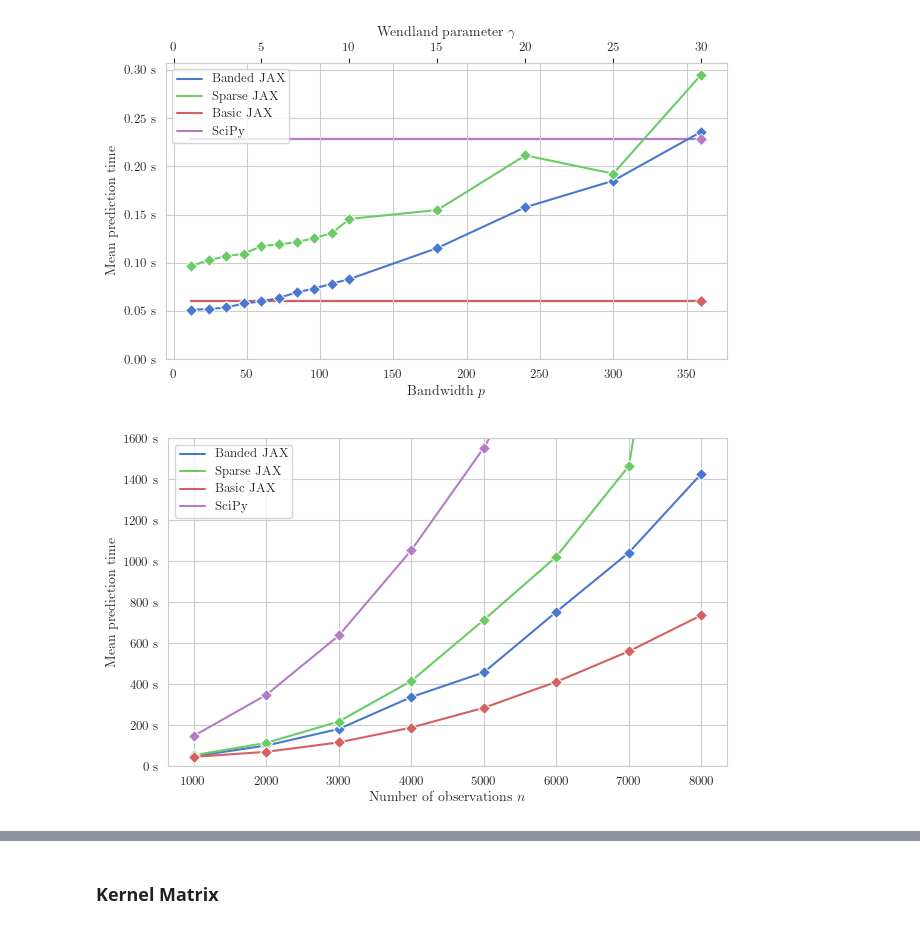
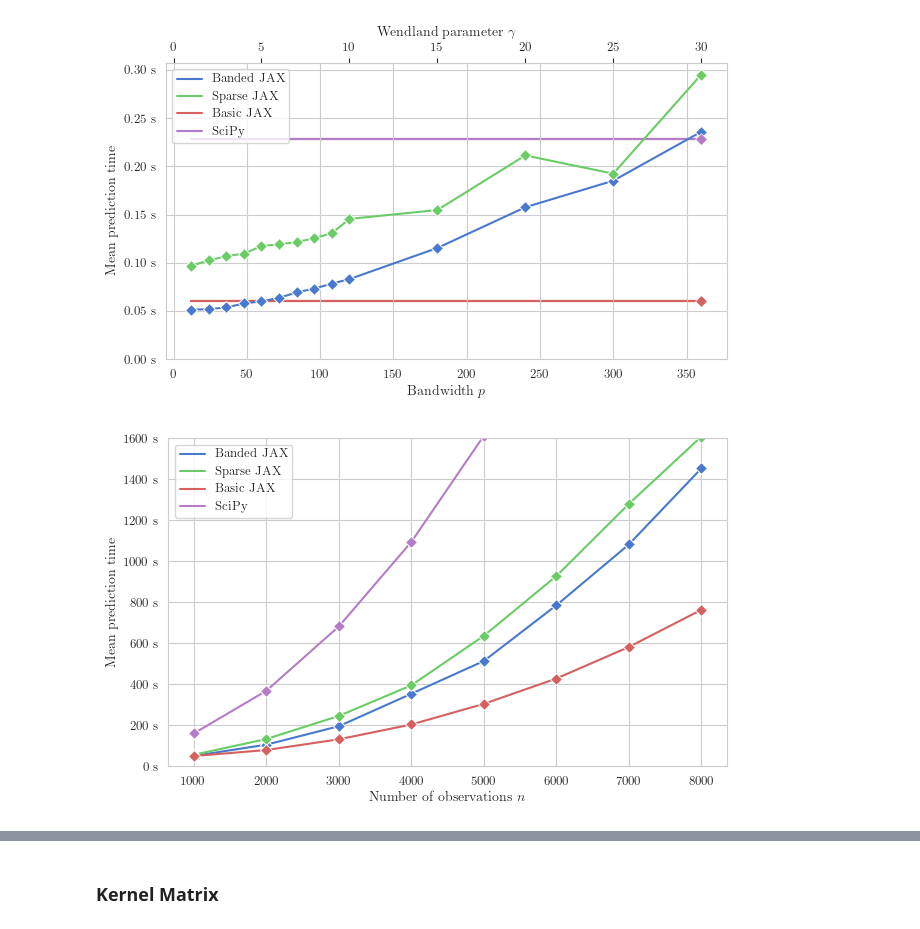
Before and after one commit to ItsNiklas/sparse-gaussian-processes, a Jupyter notebook: plots.ipynb, the cells around one changed output, grey strips where cells are left out. Drawn from its saved outputs; the diff is of its cells as text; code cells hidden in the pictures.

```diff
--- a/plots.ipynb
+++ b/plots.ipynb
@@ -121,43 +123,43 @@ fig.savefig('maunaloabench.pdf', format='pdf', bbox_inches='tight')
 [figure]
 # %%
 df = pd.read_csv('applications/res/DendroDetailed.py.csv', header=0)
-df.time = df.time * 170
-df.wendland = pd.to_numeric(df.wendland, errors = 'coerce')
-df.wendland = df.wendland.fillna(-1)
-df = df[df.wendland <= 10]
+df["mean"] = df["mean"] * 170
+#df.wendland = pd.to_numeric(df.wendland, errors = 'coerce')
+#df.wendland = df.wendland.fillna(-1)
+#df = df[df.wendland <= 10]
 #df = df[(df.bw <=400)| (df.fun.eq('full')) | (df.fun.eq('jax'))]
 fig, axs = plt.subplots(1, 1, figsize=set_size(fraction=1, subplots=(1, 1)))
 
-df.fun = df.fun.map(mymap)
-sns.lineplot(data = df, x = 'X_TRAIN_SIZE', y = 'time', hue = 'fun', units = 'wendland', estimator = None, markers=True, marker='D', markersize=6)
+df['MODE'] = df['MODE'].map(mymap)
+sns.lineplot(data = df, x = 'X_TRAIN_SIZE', y = 'mean', hue = 'MODE', estimator = None, markers=True, marker='D', markersize=6)
 #
 # for i, ax in enumerate(np.ravel(axs)):
 #     target = 'bw'
 #
 #     df_ = df[df.fun.eq('sparse')]
 #     ax.plot(df_[target], df_.time, alpha = .5, label='Sparse JAX')
 #     df_ = df[df.fun.eq('band')]
 #     ax.plot(df_[target], df_.time, label='Banded JAX')
 #
 #     ax.plot(df[target], np.vectorize(lambda _ : df[df.fun.eq('full')].time)(df[target]), alpha = .8, zorder = -1, label = 'SciPy')
 #     ax.plot(df[target], np.vectorize(lambda _ : df[df.fun.eq('jax')].time)(df[target]), alpha = .8, zorder = -1, label = 'Basic JAX')
 #
 #     secax = ax.secondary_xaxis('top', functions=(lambda x : x/12, lambda x : x * 12))
 #     secax.set_xlabel('Wendland parameter $\gamma$')
 #
 #     ax.set_xlabel(rf"Bandwitdth $p$")
 #     ax.set_ylabel(rf"Mean prediction time")
 #plt.gca().yaxis.set_major_formatter(matplotlib.ticker.FormatStrFormatter('%d s'))
 #     ax.set_ylim(bottom = 0)
 #
 #     if i == 0:
 plt.gca().legend(loc='upper left')
 plt.gca().set_ylim(0, 1600)
 plt.gca().yaxis.set_major_formatter(matplotlib.ticker.FormatStrFormatter('%d s'))
 plt.gca().set_xlabel(rf"Number of observations $n$")
 plt.gca().set_ylabel(rf"Mean prediction time")
 plt.tight_layout()
 plt.show()
 fig.savefig('dendrobench.pdf', format='pdf', bbox_inches='tight')
 # %% [output]
-[figure, old version]
+[figure, new version]
```
Also changed, not shown: parts of 6 cells of this notebook, 1 other file.
